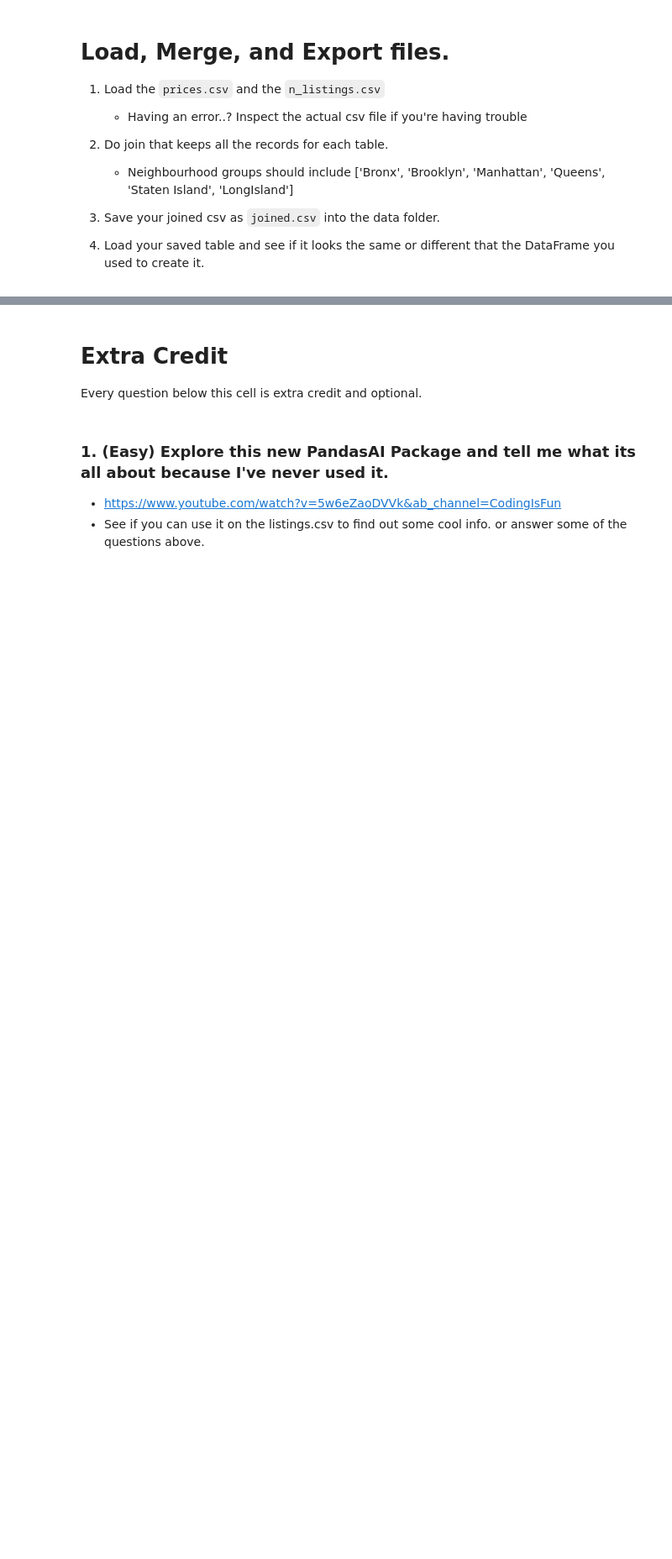
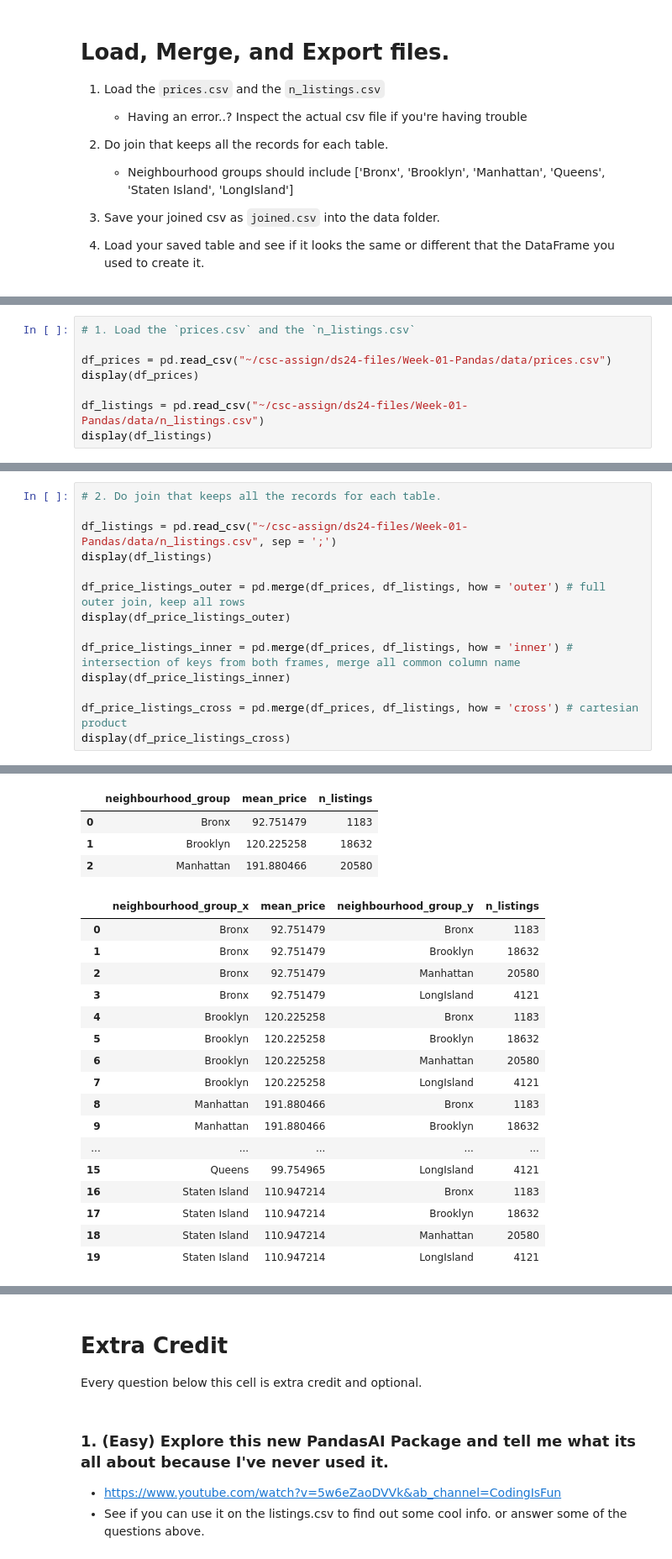
Before and after one commit to ayamonta/ds24-files, a Jupyter notebook: Week-01-Pandas/Exercise-AT.ipynb, the cells around one changed output, grey strips where cells are left out. Shown: that part at 84% size. Drawn from its saved outputs; the diff is of its cells as text; blank space fills up the shorter version.

```diff
--- a/Week-01-Pandas/Exercise-AT.ipynb
+++ b/Week-01-Pandas/Exercise-AT.ipynb
@@ -100,0 +393,8 @@ Return the following subsets of the dataframe.
+# %%
+# 1. Load the `prices.csv` and the `n_listings.csv`
+
+df_prices = pd.read_csv("~/csc-assign/ds24-files/Week-01-Pandas/data/prices.csv")
+display(df_prices)
+
+df_listings = pd.read_csv("~/csc-assign/ds24-files/Week-01-Pandas/data/n_listings.csv")
+display(df_listings)
@@ -100,0 +413,15 @@ Return the following subsets of the dataframe.
+# %%
+# 2. Do join that keeps all the records for each table.
+
+df_listings = pd.read_csv("~/csc-assign/ds24-files/Week-01-Pandas/data/n_listings.csv", sep = ';')
+display(df_listings)
+
+df_price_listings_outer = pd.merge(df_prices, df_listings, how = 'outer') # full outer join, keep all rows
+display(df_price_listings_outer)
+
+df_price_listings_inner = pd.merge(df_prices, df_listings, how = 'inner') # intersection of keys from both frames, merge all common column name
+display(df_price_listings_inner)
+
+df_price_listings_cross = pd.merge(df_prices, df_listings, how = 'cross') # cartesian product
+display(df_price_listings_cross)
+# %% [output]
@@ -101,2 +440,23 @@ Return the following subsets of the dataframe.
+|  | neighbourhood_group | mean_price | n_listings |
+| 0 | Bronx | 92.751479 | 1183 |
+| 1 | Brooklyn | 120.225258 | 18632 |
+| 2 | Manhattan | 191.880466 | 20580 |
+|  | neighbourhood_group_x | mean_price | neighbourhood_group_y | n_listings |
+| 0 | Bronx | 92.751479 | Bronx | 1183 |
+| 1 | Bronx | 92.751479 | Brooklyn | 18632 |
+| 2 | Bronx | 92.751479 | Manhattan | 20580 |
+| 3 | Bronx | 92.751479 | LongIsland | 4121 |
+| 4 | Brooklyn | 120.225258 | Bronx | 1183 |
+| 5 | Brooklyn | 120.225258 | Brooklyn | 18632 |
+| 6 | Brooklyn | 120.225258 | Manhattan | 20580 |
+| 7 | Brooklyn | 120.225258 | LongIsland | 4121 |
+| 8 | Manhattan | 191.880466 | Bronx | 1183 |
+| 9 | Manhattan | 191.880466 | Brooklyn | 18632 |
+| ... | ... | ... | ... | ... |
+| 15 | Queens | 99.754965 | LongIsland | 4121 |
+| 16 | Staten Island | 110.947214 | Bronx | 1183 |
+| 17 | Staten Island | 110.947214 | Brooklyn | 18632 |
+| 18 | Staten Island | 110.947214 | Manhattan | 20580 |
+| 19 | Staten Island | 110.947214 | LongIsland | 4121 |
 # %%
 # 3. Save your joined csv as `joined.csv` into the data folder.
```
Also changed, not shown: parts of 22 cells of this notebook, 1 other file.
